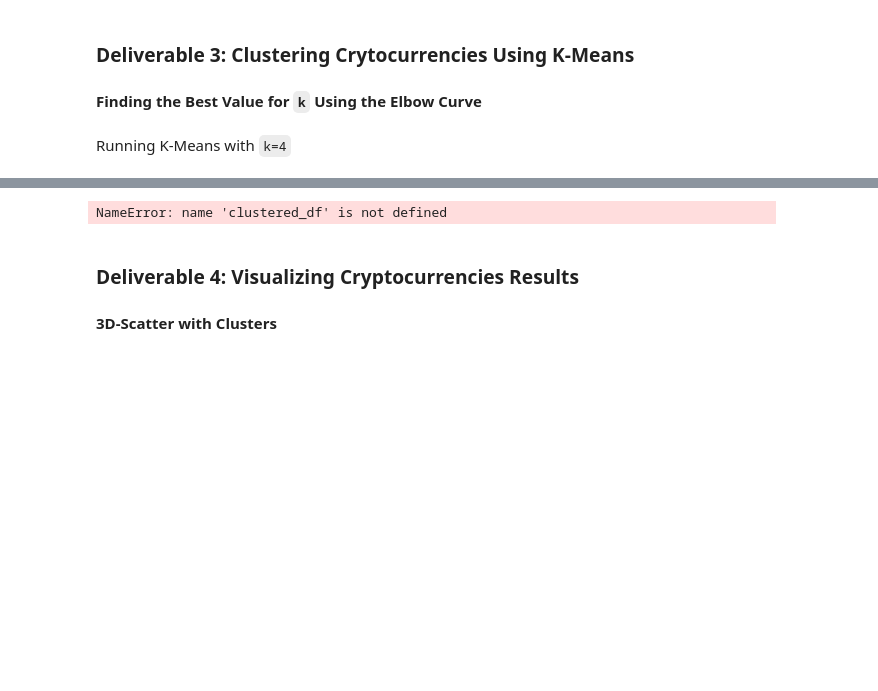
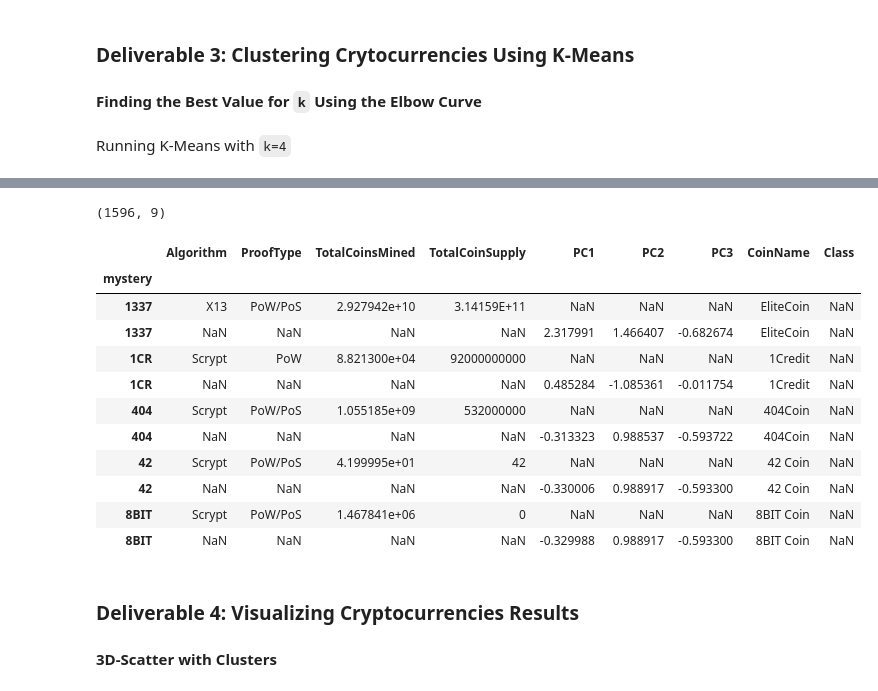
Before and after one commit to laurinalastella/Cryptocurrencies, a Jupyter notebook: Notebook/crypto_clustering.ipynb, the cells around one changed output, grey strips where cells are left out. Drawn from its saved outputs; the diff is of its cells as text; code cells hidden in the pictures; blank space fills up the shorter version.

```diff
--- a/Notebook/crypto_clustering.ipynb
+++ b/Notebook/crypto_clustering.ipynb
@@ -303,0 +317,28 @@ Running K-Means with `k=4`
+# %%
+# Initialize the K-Means model.
+# YOUR CODE HERE
+# Fit the model
+# YOUR CODE HERE
+# Predict clusters
+# YOUR CODE HERE
+
+def get_clusters(k, data):
+    # Create a copy of the DataFrame
+    data = data.copy()
+
+    # Initialize the K-Means model
+    model = KMeans(n_clusters=k, random_state=0)
+
+    # Fit the model
+    model.fit(data)
+
+    # Predict clusters
+    predictions = model.predict(data)
+
+    # Create return DataFrame with predicted clusters
+    data["Class"] = model.labels_
+
+    return data
+
+k1 = get_clusters(4, pcs_df)
+k1
@@ -304,19 +360,38 @@ Running K-Means with `k=4`
 # %%
-# Create a new DataFrame including predicted clusters and cryptocurrencies features.
+# Create a new DataFrame including predicted clusters
+# and cryptocurrencies features.
 # Concatentate the crypto_df and pcs_df DataFrames on the same columns.
 # YOUR CODE HERE
+clustered_df1 = pd.concat([crypto_df6, pcs_df])
 
-#  Add a new column, "CoinName" to the clustered_df DataFrame that holds the names of the cryptocurrencies.
+#  Add a new column, "CoinName" to the clustered_df DataFrame
+# that holds the names of the cryptocurrencies.
 # YOUR CODE HERE
+clustered_df2 = clustered_df1.join(crypto_df_coinname)
 
-#  Add a new column, "Class" to the clustered_df DataFrame that holds the predictions.
+#  Add a new column, "Class" to the clustered_df DataFrame
+#  that holds the predictions.
 # YOUR CODE HERE
+clustered_df3 = pd.concat([clustered_df2, k1])
+
 
 # Print the shape of the clustered_df
-print(clustered_df.shape)
-clustered_df.head(10)
+print(clustered_df3.shape)
+clustered_df3.head(10)
 # %% [output]
-NameError: name 'clustered_df' is not defined
+(1596, 9)
+|  | Algorithm | ProofType | TotalCoinsMined | TotalCoinSupply | PC1 | PC2 | PC3 | CoinName | Class |
+| mystery |  |  |  |  |  |  |  |  |  |
+| 1337 | X13 | PoW/PoS | 2.927942e+10 | 3.14159E+11 | NaN | NaN | NaN | EliteCoin | NaN |
+| 1337 | NaN | NaN | NaN | NaN | 2.317991 | 1.466407 | -0.682674 | EliteCoin | NaN |
+| 1CR | Scrypt | PoW | 8.821300e+04 | 92000000000 | NaN | NaN | NaN | 1Credit | NaN |
+| 1CR | NaN | NaN | NaN | NaN | 0.485284 | -1.085361 | -0.011754 | 1Credit | NaN |
+| 404 | Scrypt | PoW/PoS | 1.055185e+09 | 532000000 | NaN | NaN | NaN | 404Coin | NaN |
+| 404 | NaN | NaN | NaN | NaN | -0.313323 | 0.988537 | -0.593722 | 404Coin | NaN |
+| 42 | Scrypt | PoW/PoS | 4.199995e+01 | 42 | NaN | NaN | NaN | 42 Coin | NaN |
+| 42 | NaN | NaN | NaN | NaN | -0.330006 | 0.988917 | -0.593300 | 42 Coin | NaN |
+| 8BIT | Scrypt | PoW/PoS | 1.467841e+06 | 0 | NaN | NaN | NaN | 8BIT Coin | NaN |
+| 8BIT | NaN | NaN | NaN | NaN | -0.329988 | 0.988917 | -0.593300 | 8BIT Coin | NaN |
 # %% [markdown]
 ### Deliverable 4: Visualizing Cryptocurrencies Results
 
```
Also changed, not shown: parts of 3 cells of this notebook.
